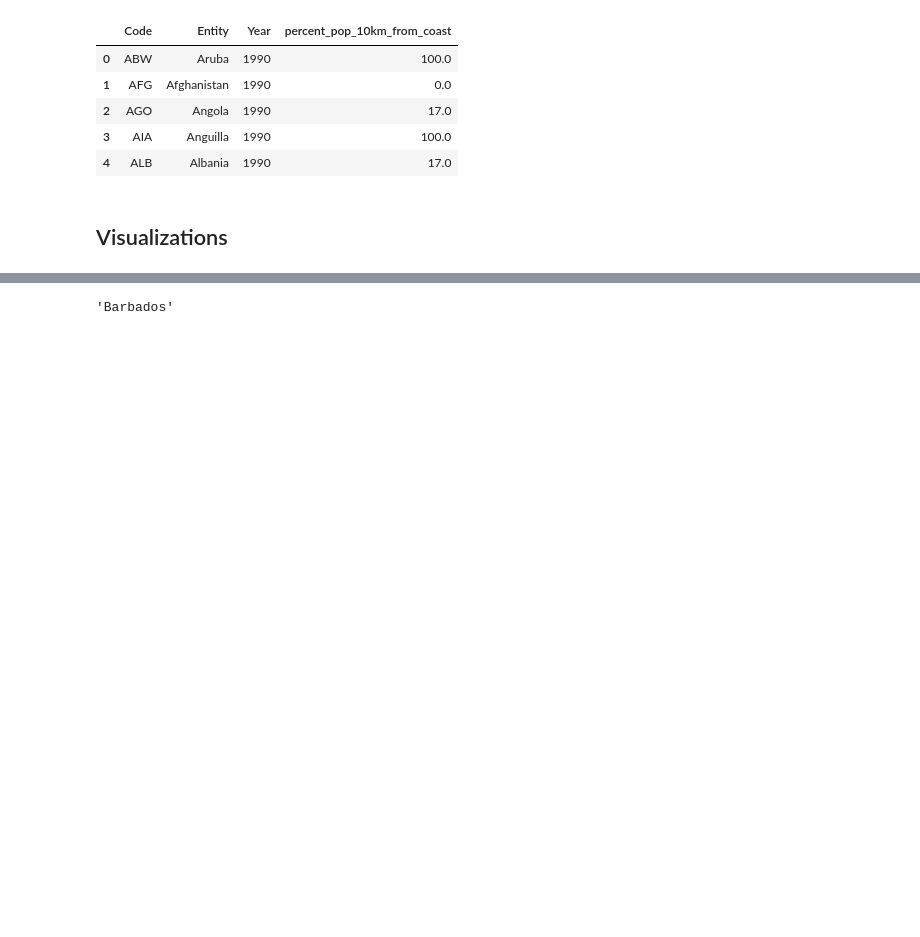
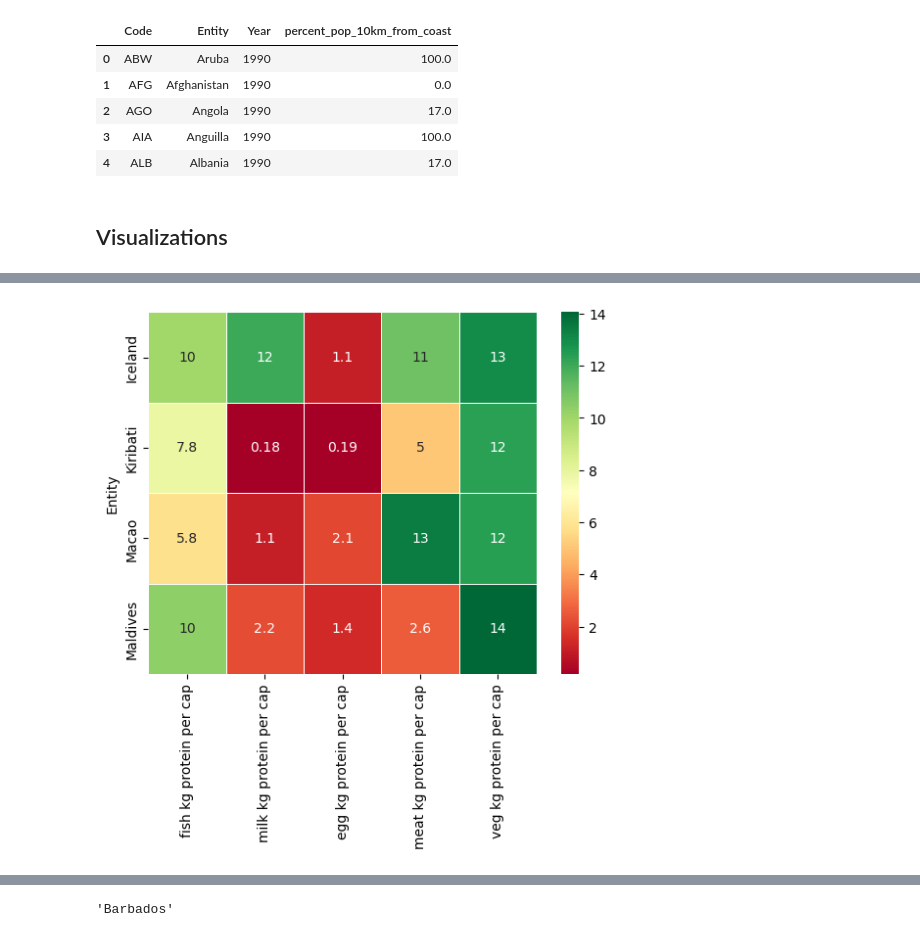
Before and after one commit to Visrael24/Dev10-Final-Assessment, a Jupyter notebook: Workspaces/Jesses_workspace/Visualizations.ipynb, the cells around one changed output, grey strips where cells are left out. Saved outputs shown, nothing was run; the diff lists cells and outputs as text; code cells hidden in the pictures; blank space fills up the shorter version.

```diff
--- a/Workspaces/Jesses_workspace/Visualizations.ipynb
+++ b/Workspaces/Jesses_workspace/Visualizations.ipynb
@@ -13,6 +13,9 @@ final_df.head()
 | 2 | Afghanistan | AFG | 1963 | 0.030598 | 300.0 | 9157463 | ... |
 | 3 | Afghanistan | AFG | 1964 | 0.030614 | 300.0 | 9355510 | ... |
 | 4 | Afghanistan | AFG | 1965 | 0.030627 | 300.0 | 9565154 | ... |
+# %%
+import numpy as np
+final_df['log_production'] = np.log10(final_df['Production_in_tons'])
 # %%
 protein_all = pd.read_csv('Data/all_protein_consumption_sources.csv')
 protein_animal = pd.read_csv('Data/animal_protein_consumption.csv')
@@ -68,0 +75,12 @@ new_compile.to_csv('./Data/joined_sets.csv')
+# %%
+col_to_merge = ['Entity', 'Code', 'Year', 'fish_and_seafood_kg_protein_per_capita', 'milk_kg_protein_per_capita', 'all_egg_kg_protein_per_capita', 'total_meat_kg_protein_per_capita', 'veg_kg_protein_per_capita']
+
+all_protein = final_df.merge(protein_all[col_to_merge], on=['Entity', 'Year'])
+all_protein = all_protein.rename(columns={'Code_x': 'Code', 'fish_and_seafood_kg_protein_per_capita': 'fish kg protein per cap', 'milk_kg_protein_per_capita': 'milk kg protein per cap', 'all_egg_kg_protein_per_capita': 'egg kg protein per cap', 'total_meat_kg_protein_per_capita': 'meat kg protein per cap', 'veg_kg_protein_per_capita': 'veg kg protein per cap'})
+sub_protein = all_protein[['Entity', 'fish kg protein per cap', 'milk kg protein per cap', 'egg kg protein per cap', 'meat kg protein per cap', 'veg kg protein per cap']].loc[all_protein['Year'] == 2020]
+# %%
+import seaborn as sns
+selection = ['Macao', 'Maldives', 'Kiribati', 'Iceland']
+sns.heatmap(sub_protein.loc[sub_protein['Entity'].isin(selection)].set_index('Entity'), annot=True, cmap='RdYlGn', linewidths=0.5);
+# %% [output]
+[figure, added]
```
Also changed, not shown: parts of 13 cells of this notebook, 8 other files.
